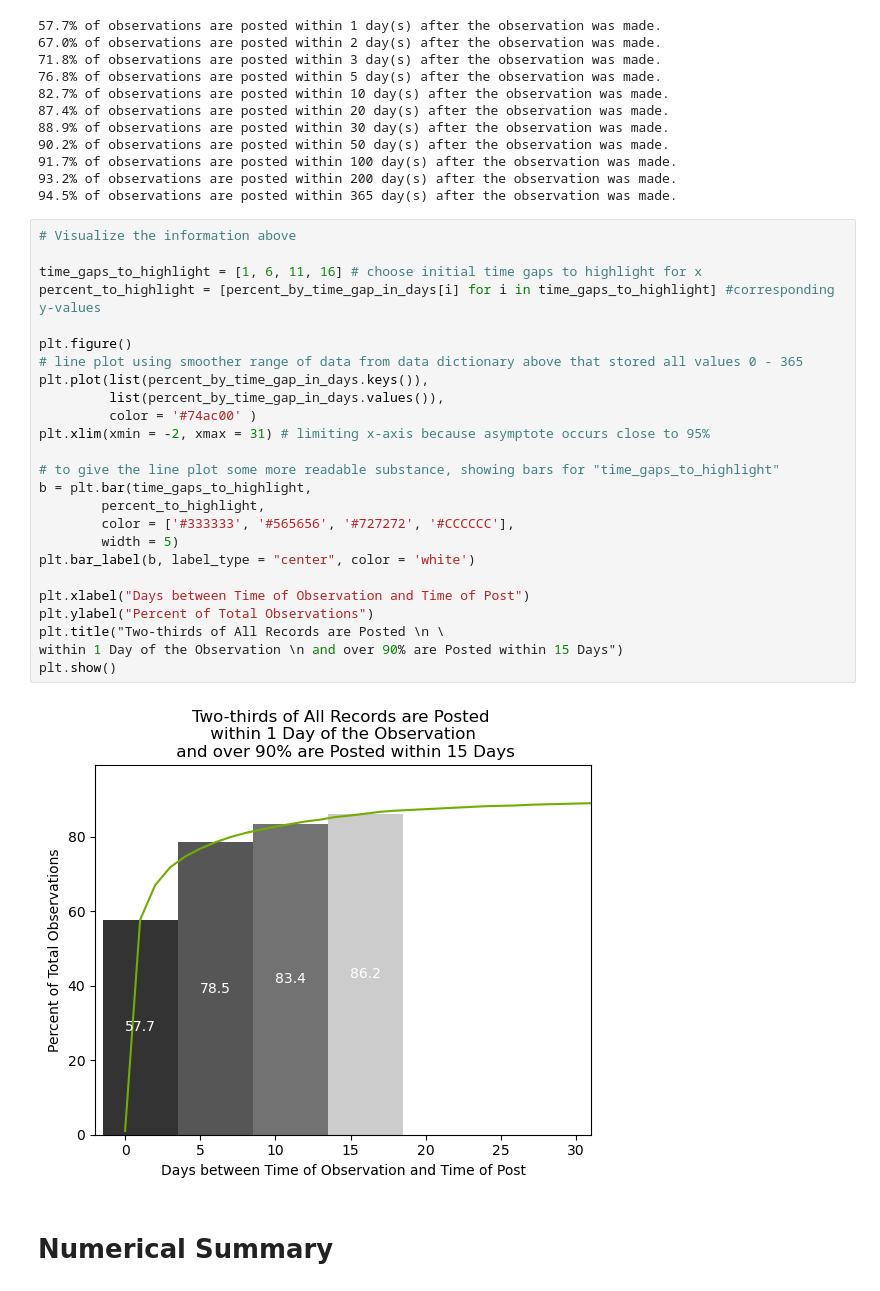
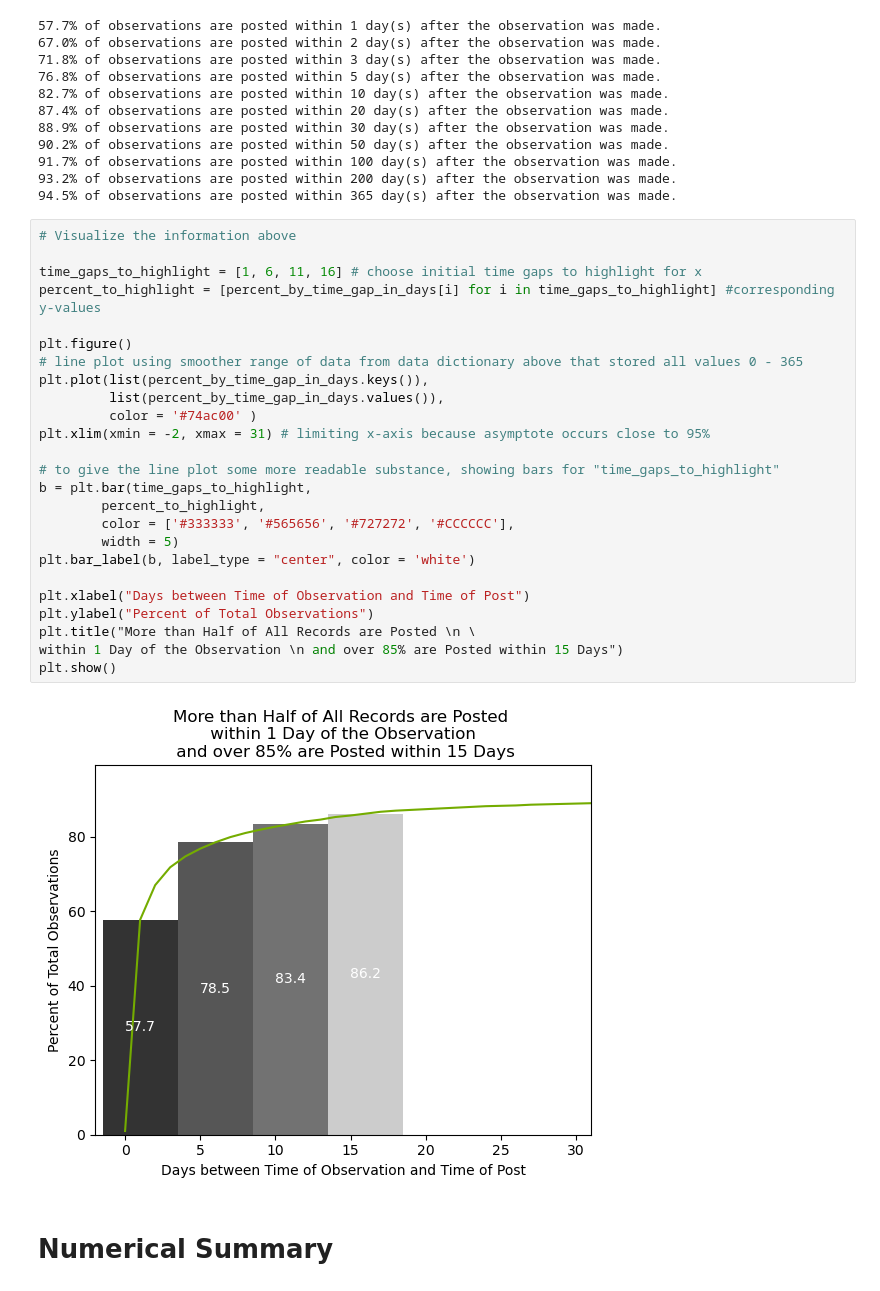
Before and after one commit to mccoolgrime/BrainStationCapstone, a Jupyter notebook: notebooks/Spicata_EDA_MoreData.ipynb, the cells around one changed output. Cells and saved outputs as stored; diff of their text form.

```diff
--- a/notebooks/Spicata_EDA_MoreData.ipynb
+++ b/notebooks/Spicata_EDA_MoreData.ipynb
@@ -158,30 +158,30 @@ for d in days_after_obs:
 # %%
 # Visualize the information above
 
 time_gaps_to_highlight = [1, 6, 11, 16] # choose initial time gaps to highlight for x
 percent_to_highlight = [percent_by_time_gap_in_days[i] for i in time_gaps_to_highlight] #corresponding y-values
 
 plt.figure()
 # line plot using smoother range of data from data dictionary above that stored all values 0 - 365
 plt.plot(list(percent_by_time_gap_in_days.keys()),
          list(percent_by_time_gap_in_days.values()),
          color = '#74ac00' )
 plt.xlim(xmin = -2, xmax = 31) # limiting x-axis because asymptote occurs close to 95%
 
 # to give the line plot some more readable substance, showing bars for "time_gaps_to_highlight"
 b = plt.bar(time_gaps_to_highlight,
         percent_to_highlight,
         color = ['#333333', '#565656', '#727272', '#CCCCCC'],
         width = 5)
 plt.bar_label(b, label_type = "center", color = 'white')
 
 plt.xlabel("Days between Time of Observation and Time of Post")
 plt.ylabel("Percent of Total Observations")
-plt.title("Two-thirds of All Records are Posted \n \
-within 1 Day of the Observation \n and over 90% are Posted within 15 Days")
+plt.title("More than Half of All Records are Posted \n \
+within 1 Day of the Observation \n and over 85% are Posted within 15 Days")
 plt.show()
 # %% [output]
-[figure, old version]
+[figure, new version]
 # %% [markdown]
 # Numerical Summary
 # %%
```
